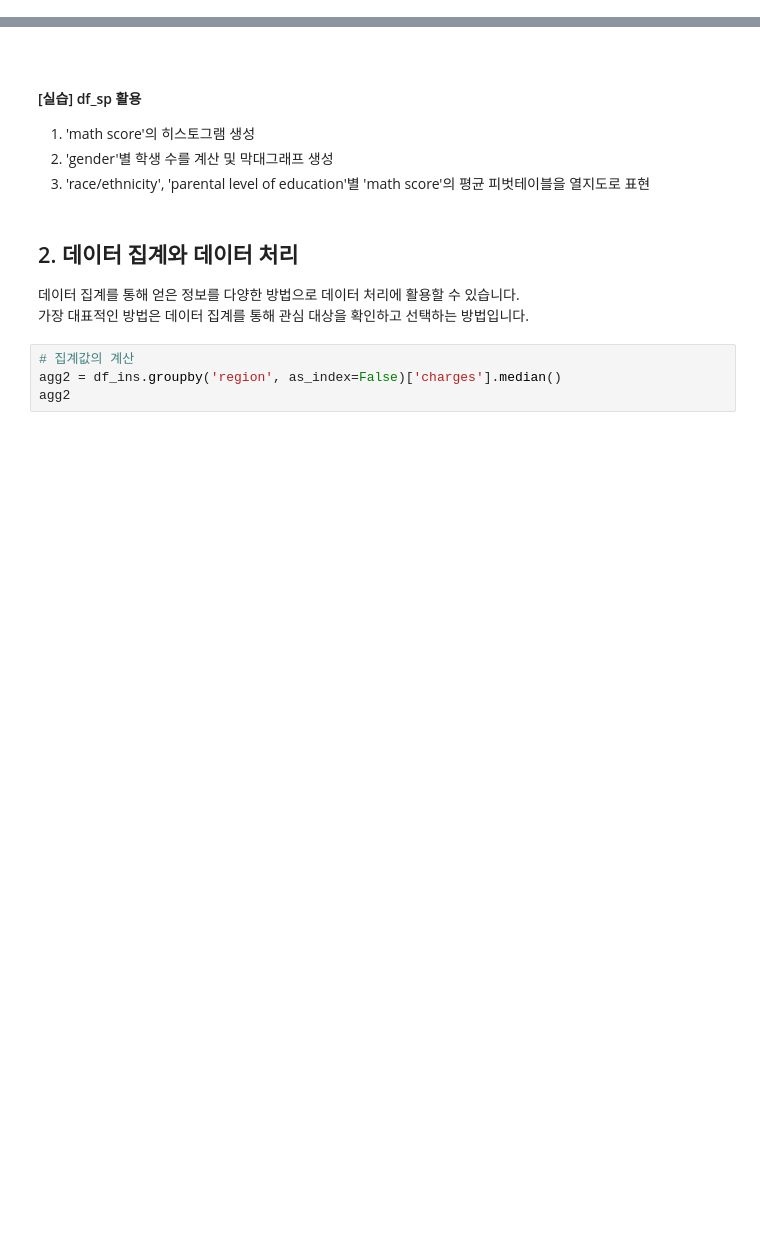
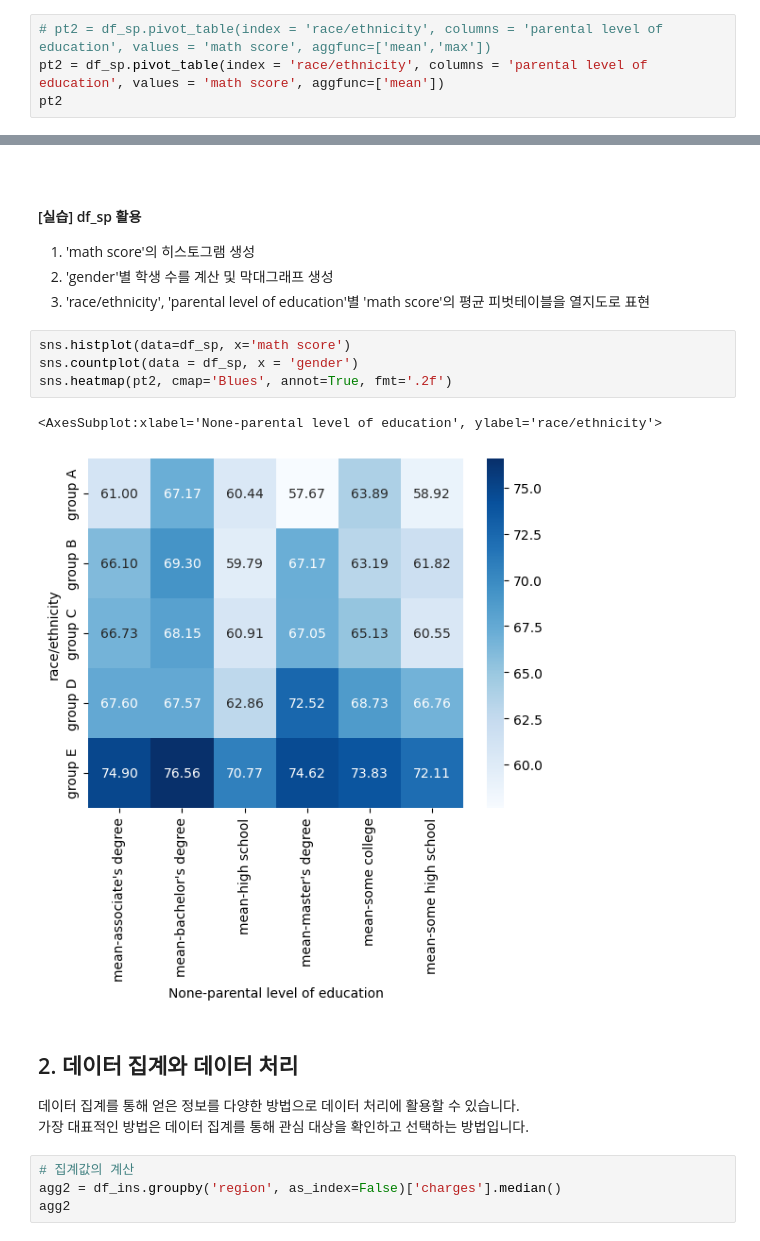
Before and after one commit to wseokyang/python_data_preprocess, a Jupyter notebook: Python실습/05_간단한 데이터 집계와 시각화.ipynb, the cells around one changed output, grey strips where cells are left out. Saved outputs shown, nothing was run; the diff lists cells and outputs as text; blank space fills up the shorter version.

```diff
--- a/Python실습/05_간단한 데이터 집계와 시각화.ipynb
+++ b/Python실습/05_간단한 데이터 집계와 시각화.ipynb
@@ -90,3 +176,7 @@ pt1
 #### [실습] df_sp 활용
 
 1. 'race/ethnicity', 'parental level of education'별 'math score'의 평균을 피벗테이블로 계산
+# %%
+# pt2 = df_sp.pivot_table(index = 'race/ethnicity', columns = 'parental level of education', values = 'math score', aggfunc=['mean','max'])
+pt2 = df_sp.pivot_table(index = 'race/ethnicity', columns = 'parental level of education', values = 'math score', aggfunc=['mean'])
+pt2
@@ -116,6 +231,13 @@ sns.heatmap(pt1, cmap='Blues', annot=True, fmt='.2f')
 1. 'math score'의 히스토그램 생성
 2. 'gender'별 학생 수를 계산 및 막대그래프 생성
 3. 'race/ethnicity', 'parental level of education'별 'math score'의 평균 피벗테이블을 열지도로 표현
+# %%
+sns.histplot(data=df_sp, x='math score')
+sns.countplot(data = df_sp, x = 'gender')
+sns.heatmap(pt2, cmap='Blues', annot=True, fmt='.2f')
+# %% [output]
+<AxesSubplot:xlabel='None-parental level of education', ylabel='race/ethnicity'>
+[figure, added]
 # %% [markdown]
 ## 2. 데이터 집계와 데이터 처리
 
```
Also changed, not shown: parts of 25 cells of this notebook, 1 other file.
